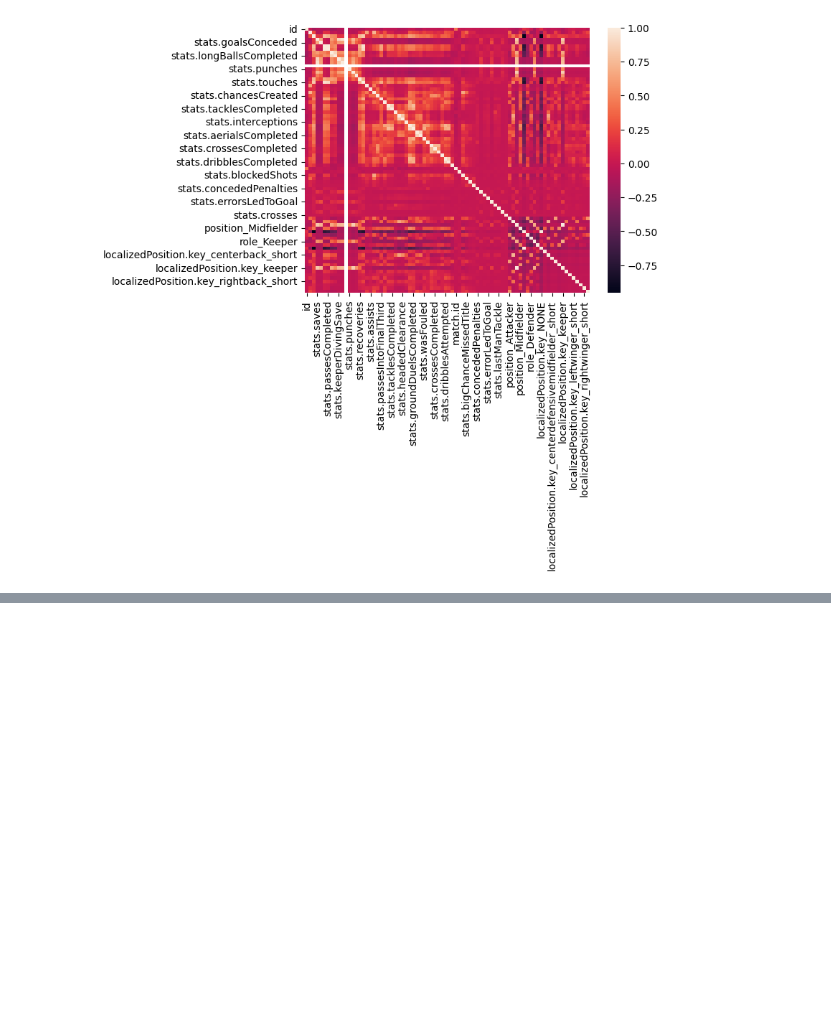
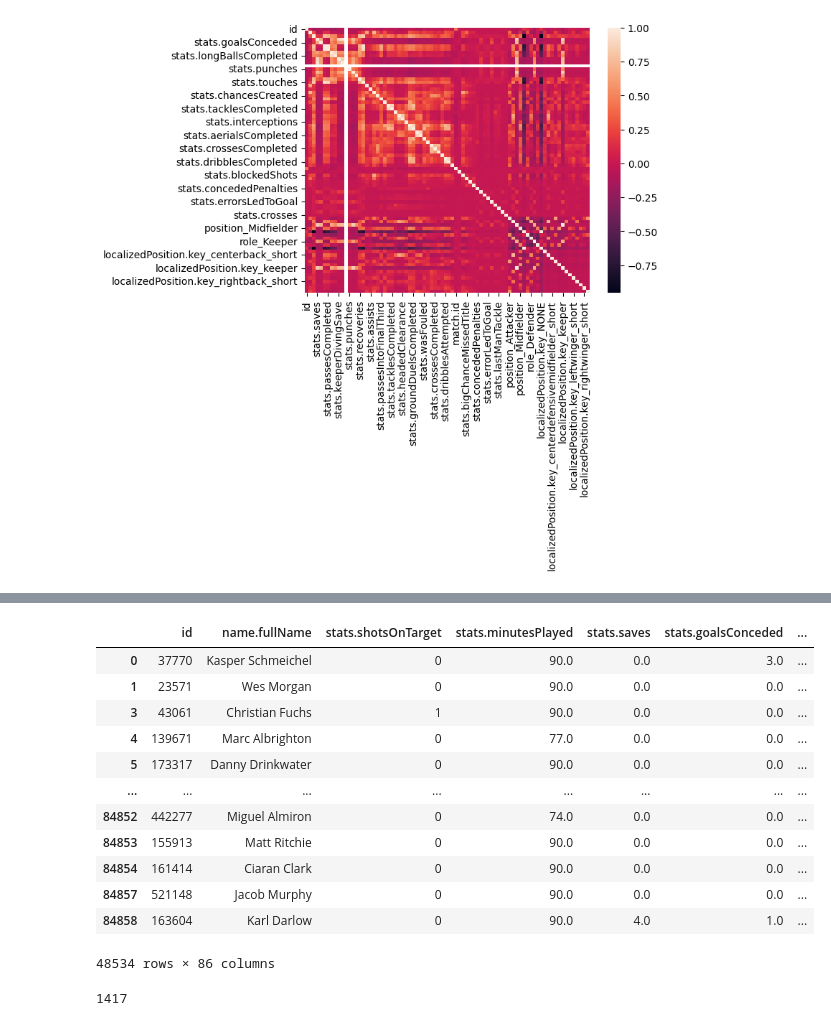
Before and after one commit to Astra-Gaming/predictive-analytics, a Jupyter notebook: soccer_prediction.ipynb, the cells around one changed output, grey strips where cells are left out. Cells and saved outputs as stored; diff of their text form; code cells hidden in the pictures; blank space fills up the shorter version.

Commit message:
add outlier detection

```diff
--- a/soccer_prediction.ipynb
+++ b/soccer_prediction.ipynb
@@ -424,0 +496,37 @@ sns.heatmap(df.corr(numeric_only=True))
+# %%
+
+def detect_outliers(df, threshold=3):
+
+    df_outliers = df.copy()
+
+
+    numeric_columns = df_outliers.select_dtypes(include=['number']).columns
+
+
+    z_scores = zscore(df_outliers[numeric_columns])
+
+    outlier_mask = (abs(z_scores) > threshold).any(axis=1)
+
+    df_outliers['is_outlier'] = 0
+    df_outliers.loc[outlier_mask, 'is_outlier'] = 1
+
+    return df_outliers
+
+
+outliers_df = detect_outliers(df, threshold=3)
+# %%
+outliers_df[outliers_df['is_outlier']==1]
+# %% [output]
+|  | id | name.fullName | stats.shotsOnTarget | stats.minutesPlayed | stats.saves | stats.goalsConceded | ... |
+| 0 | 37770 | Kasper Schmeichel | 0 | 90.0 | 0.0 | 3.0 | ... |
+| 1 | 23571 | Wes Morgan | 0 | 90.0 | 0.0 | 0.0 | ... |
+| 3 | 43061 | Christian Fuchs | 1 | 90.0 | 0.0 | 0.0 | ... |
+| 4 | 139671 | Marc Albrighton | 0 | 77.0 | 0.0 | 0.0 | ... |
+| 5 | 173317 | Danny Drinkwater | 0 | 90.0 | 0.0 | 0.0 | ... |
+| ... | ... | ... | ... | ... | ... | ... | ... |
+| 84852 | 442277 | Miguel Almiron | 0 | 74.0 | 0.0 | 0.0 | ... |
+| 84853 | 155913 | Matt Ritchie | 0 | 90.0 | 0.0 | 0.0 | ... |
+| 84854 | 161414 | Ciaran Clark | 0 | 90.0 | 0.0 | 0.0 | ... |
+| 84857 | 521148 | Jacob Murphy | 0 | 90.0 | 0.0 | 0.0 | ... |
+| 84858 | 163604 | Karl Darlow | 0 | 90.0 | 4.0 | 1.0 | ... |
+48534 rows × 86 columns
@@ -424,0 +558,4 @@ sns.heatmap(df.corr(numeric_only=True))
+# %%
+len(outliers_iqr_df[outliers_iqr_df['is_outlier_iqr']==1]['name.fullName'].unique())
+# %% [output]
+1417
```
Also changed, not shown: parts of 12 cells of this notebook.
